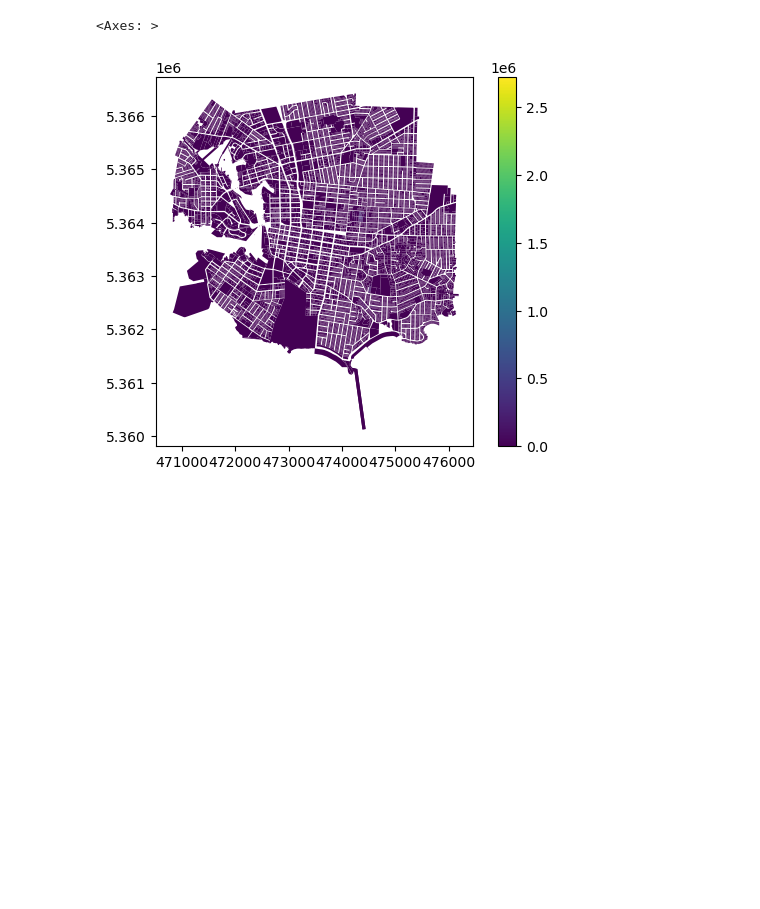
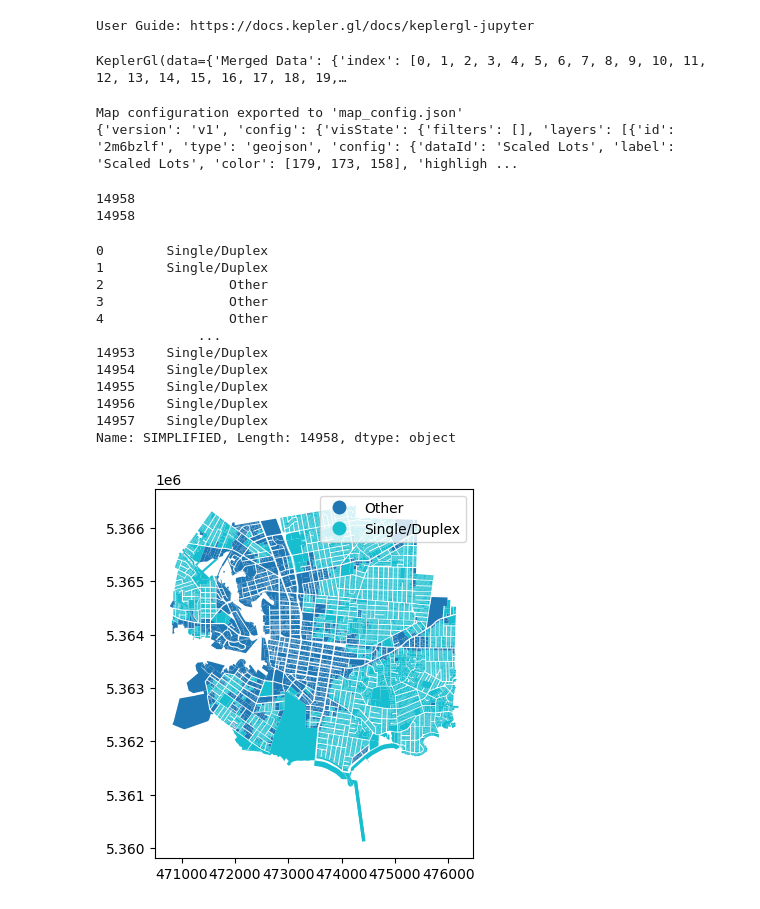
Before and after one commit to HyperbolicStudios/property-assessments, a Jupyter notebook: analysis.ipynb, the cells around one changed output. Cells and saved outputs as stored; diff of their text form; code cells hidden in the pictures; blank space fills up the shorter version.

```diff
--- a/analysis.ipynb
+++ b/analysis.ipynb
@@ -7,7 +22,6 @@ properties_raw = gpd.read_file('parcels/raw_download.geojson')
 # %%
 #Assessment roll contains duplicate values for assess_type of GENERAL AND SCHOOL. Drop SCHOOL and only keep GENERAL.
 assessment_roll = assessment_roll_vic[assessment_roll_vic['assess_type'] != 'SCHOOL']
-properties = properties_raw.copy()
 #remove the jurisdiction code from properties.Folio 0 - everything that preceeds the first period
 properties['Folio'] = properties['Folio'].str.split('.').str[1]
 #remove non-numeric characters from properties.Folio
@@ -18,6 +32,11 @@ properties['Folio'] = properties['Folio'].astype(int)
 #left merge properties with assessment_roll on Folio and FOLIO
 merged = properties.merge(assessment_roll, left_on='Folio', right_on='FOLIO', how='left')
 
+merged.HOUSE = merged.HOUSE.fillna("")
+#delete anything after a period
+merged.HOUSE = merged.HOUSE.str.split('.').str[0]
+
+merged['FullAddress'] = merged.HOUSE.astype(str) + " " + merged.STREET
 #drop everything except for: FullAddress, Folio, LEGAL_TYPE, assess_abbreviation, land_gross, impr_gross, geometry
 merged = merged[['FullAddress', 'Folio', 'LEGAL_TYPE', 'assess_abbreviation', 'land_gross', 'impr_gross', 'geometry']]
 
@@ -31,6 +50,9 @@ merged = merged.groupby('geometry').agg({
     'impr_gross': 'sum'
 }).reset_index()
 
+#move geometry to the end
+merged = merged[['FullAddress', 'Folio', 'LEGAL_TYPE', 'assess_abbreviation', 'land_gross', 'impr_gross', 'geometry']]
+
 merged['total_gross'] = merged['land_gross'] + merged['impr_gross']
 
 #convert back to geopandas gdf
@@ -38,5 +60,6 @@ merged = gpd.GeoDataFrame(merged, geometry='geometry')
 
 #calculate the area in M2
 merged['area'] = merged['geometry'].area
+merged['land per m2'] = merged['land_gross'] / merged['area']
 merged['total per m2'] = merged['total_gross'] / merged['area']
 # %% [output]
@@ -55,5 +97,67 @@ Name: Folio, Length: 33997, dtype: object
 # %%
-merged.plot(column='total per m2', legend=True)
+map = KeplerGl(height=500)
+map.add_data(data=merged, name="Merged Data")
+map
 # %% [output]
-<Axes: >
+User Guide: https://docs.kepler.gl/docs/keplergl-jupyter
-[figure, removed]
+KeplerGl(data={'Merged Data': {'index': [0, 1, 2, 3, 4, 5, 6, 7, 8, 9, 10, 11, 12, 13, 14, 15, 16, 17, 18, 19,…
+# %%
+import json
+
+# Export the map configuration as a JSON
+map_config = map.config
+with open('map_config.json', 'w') as f:
+    json.dump(map_config, f)
+
+print("Map configuration exported to 'map_config.json'")
+
+print(map_config)
+# %% [output]
+Map configuration exported to 'map_config.json'
+{'version': 'v1', 'config': {'visState': {'filters': [], 'layers': [{'id': '2m6bzlf', 'type': 'geojson', 'config': {'dataId': 'Scaled Lots', 'label': 'Scaled Lots', 'color': [179, 173, 158], 'highligh ...
+# %%
+#initial naive estimate of FSR
+C = 3000 #3000 $/m2, or approx 900 $/ft2
+LS = 0.2 #improvements represent a 20% land share of the total value
+
+merged['FSR'] = (merged['land per m2']/LS - merged['land per m2']) * 1/C
+
+#kepler_plot(merged)
+# %%
+#analyze how lot size affects land value price per m2
+
+#start by importing zoning from harmonized Homes for Living dataset. It's a bit out of date but will work fine for our purposes
+zoning = gpd.read_file('zoning/Harmonized_Zones_Dissolved.shp').to_crs(merged.crs)
+
+sfh_areas = zoning[zoning.SIMPLIFIED == 'Single/Duplex']
+
+print(len(merged)) #check number of rows before and after sjoin, which can result in row duplication if there's multiple hits
+merged = merged.sjoin(sfh_areas, how='left', predicate='intersects')
+print(len(merged))
+# %% [output]
+14958
+14958
+# %%
+#plot merged using SIMPLIFIED category
+#replace NaN values with 'Unknown'
+merged['SIMPLIFIED'] = merged['SIMPLIFIED'].fillna('Other')
+print(merged.SIMPLIFIED)
+merged.plot(column='SIMPLIFIED', legend=True)
+
+
+sfh_lots = merged[merged['SIMPLIFIED'] == 'Single/Duplex']
+other_lots = merged[merged['SIMPLIFIED'] != 'Single/Duplex']
+# %% [output]
+0        Single/Duplex
+1        Single/Duplex
+2                Other
+3                Other
+4                Other
+             ...
+14953    Single/Duplex
+14954    Single/Duplex
+14955    Single/Duplex
+14956    Single/Duplex
+14957    Single/Duplex
+Name: SIMPLIFIED, Length: 14958, dtype: object
+[figure, added]
```
Also changed, not shown: parts of 14 cells of this notebook, 21 other files.
